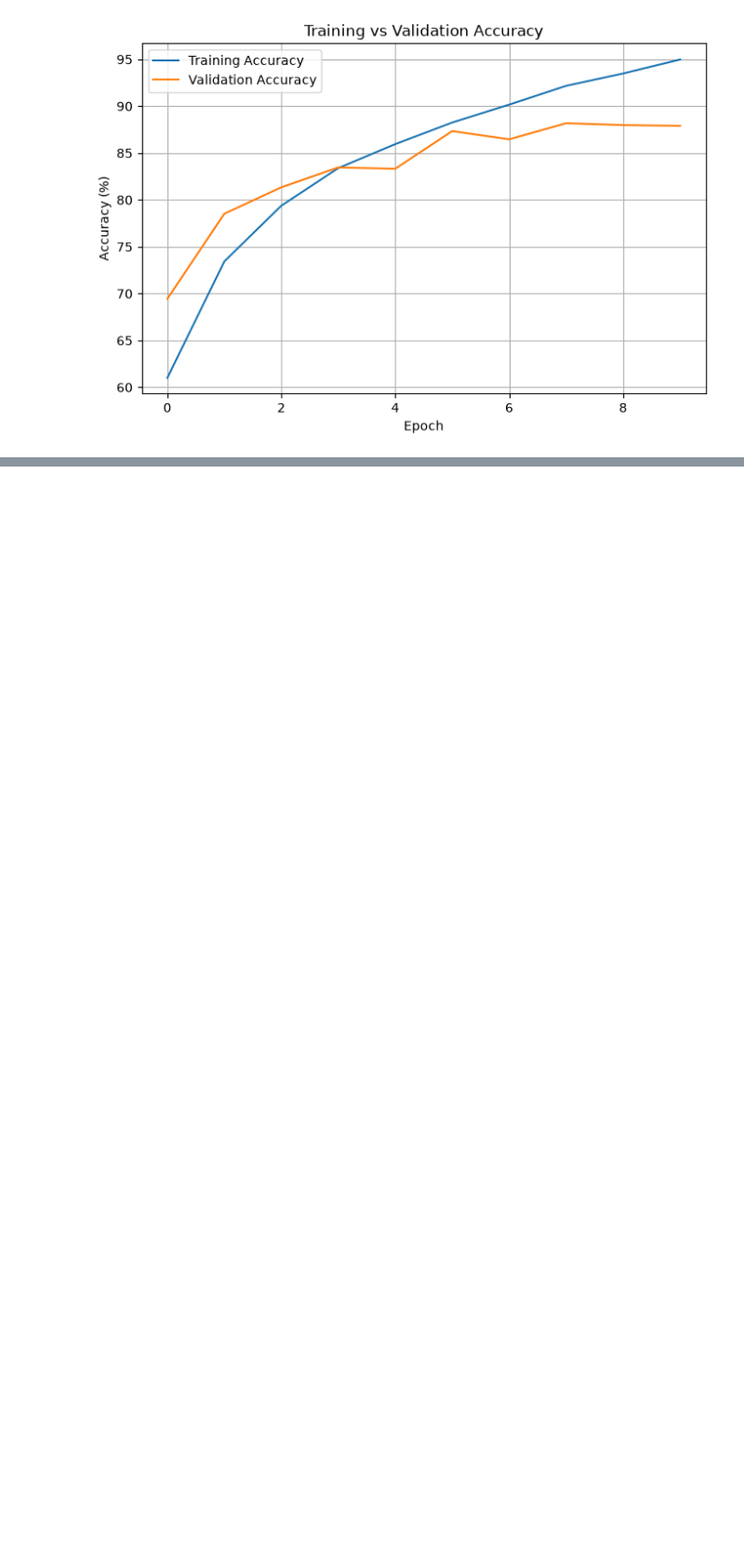
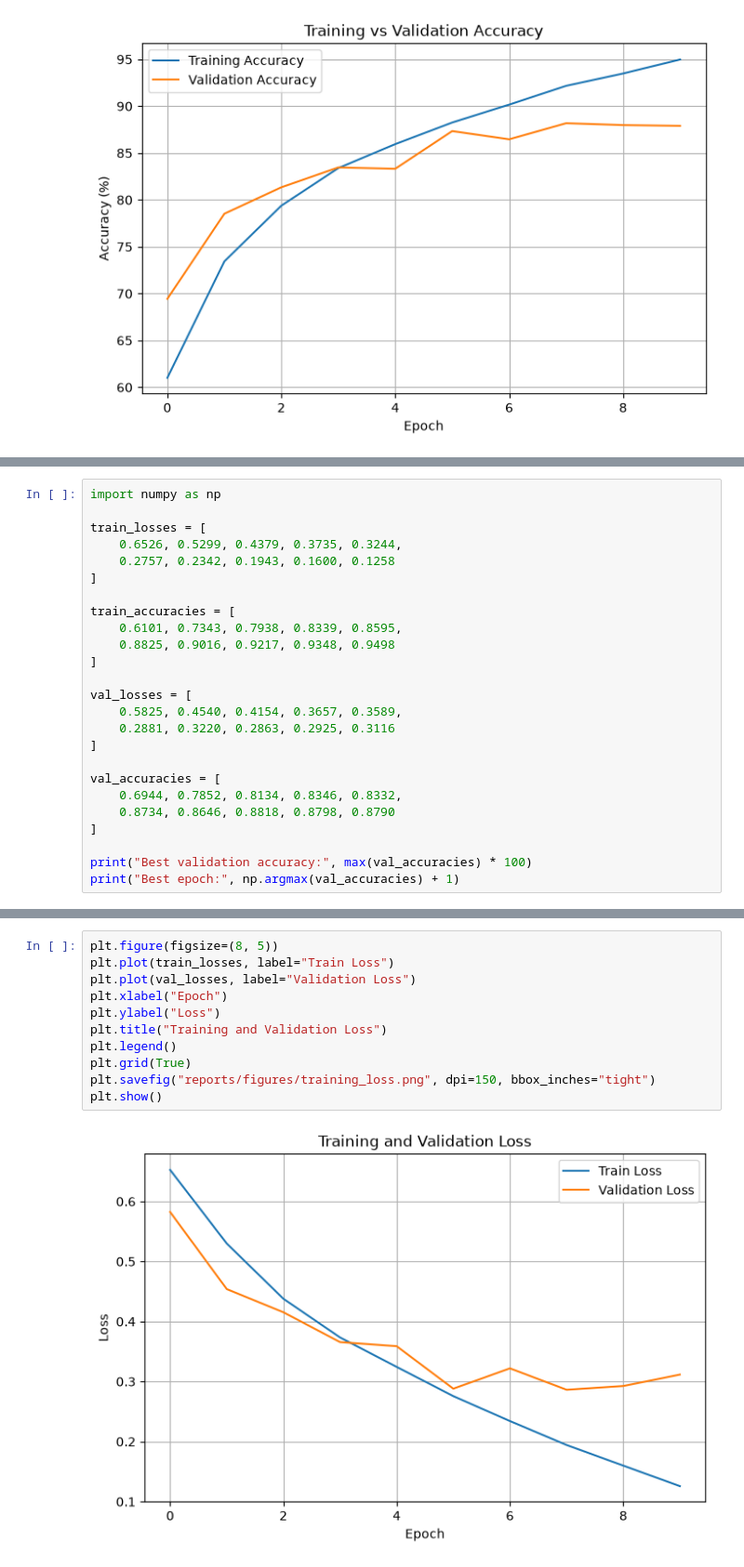
Before and after one commit to Azeez404/cat-dog-classifier-mlops, a Jupyter notebook: cat_dog_classification.ipynb, the cells around one changed output, grey strips where cells are left out. Shown at 93% size. Saved outputs shown, nothing was run; the diff lists cells and outputs as text; blank space fills up the shorter version.

```diff
--- a/cat_dog_classification.ipynb
+++ b/cat_dog_classification.ipynb
@@ -432,0 +445,25 @@ plt.show()
+# %%
+import numpy as np
+
+train_losses = [
+    0.6526, 0.5299, 0.4379, 0.3735, 0.3244,
+    0.2757, 0.2342, 0.1943, 0.1600, 0.1258
+]
+
+train_accuracies = [
+    0.6101, 0.7343, 0.7938, 0.8339, 0.8595,
+    0.8825, 0.9016, 0.9217, 0.9348, 0.9498
+]
+
+val_losses = [
+    0.5825, 0.4540, 0.4154, 0.3657, 0.3589,
+    0.2881, 0.3220, 0.2863, 0.2925, 0.3116
+]
+
+val_accuracies = [
+    0.6944, 0.7852, 0.8134, 0.8346, 0.8332,
+    0.8734, 0.8646, 0.8818, 0.8798, 0.8790
+]
+
+print("Best validation accuracy:", max(val_accuracies) * 100)
+print("Best epoch:", np.argmax(val_accuracies) + 1)
@@ -432,0 +559,13 @@ plt.show()
+# %%
+plt.figure(figsize=(8, 5))
+plt.plot(train_losses, label="Train Loss")
+plt.plot(val_losses, label="Validation Loss")
+plt.xlabel("Epoch")
+plt.ylabel("Loss")
+plt.title("Training and Validation Loss")
+plt.legend()
+plt.grid(True)
+plt.savefig("reports/figures/training_loss.png", dpi=150, bbox_inches="tight")
+plt.show()
+# %% [output]
+[figure, added]
```
Also changed, not shown: parts of 10 cells of this notebook, 4 other files.
